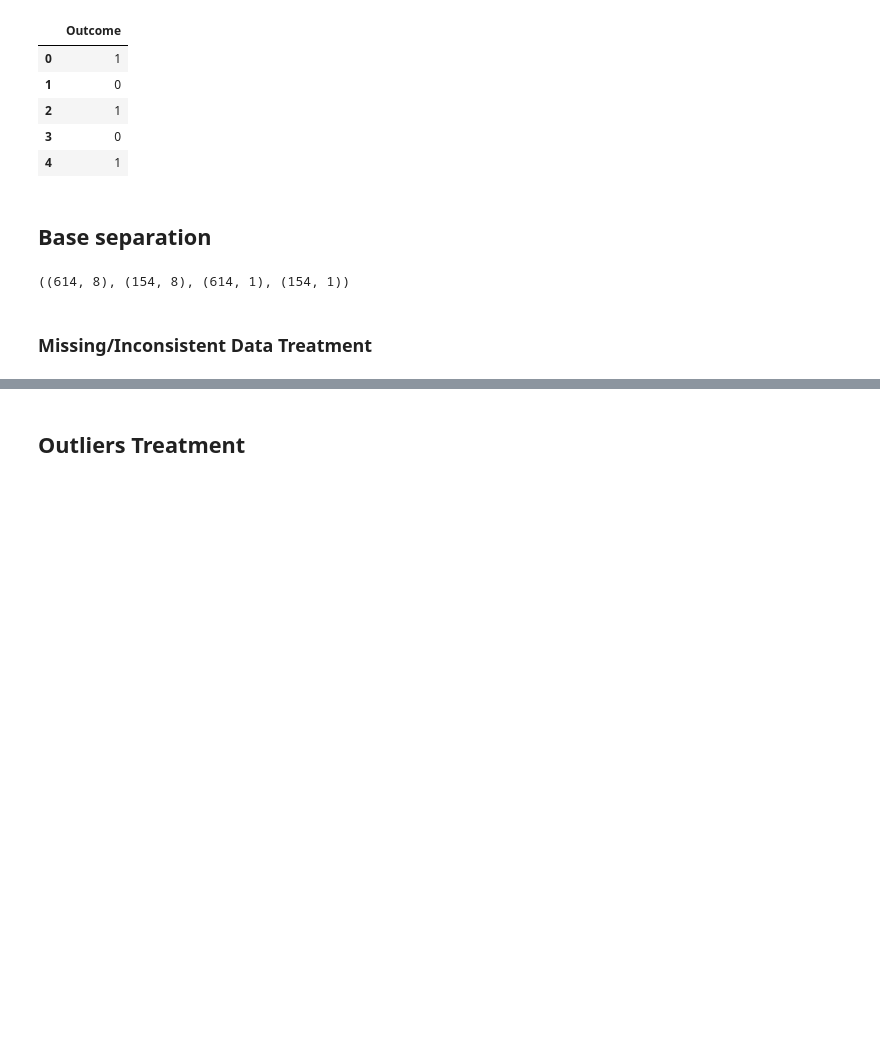
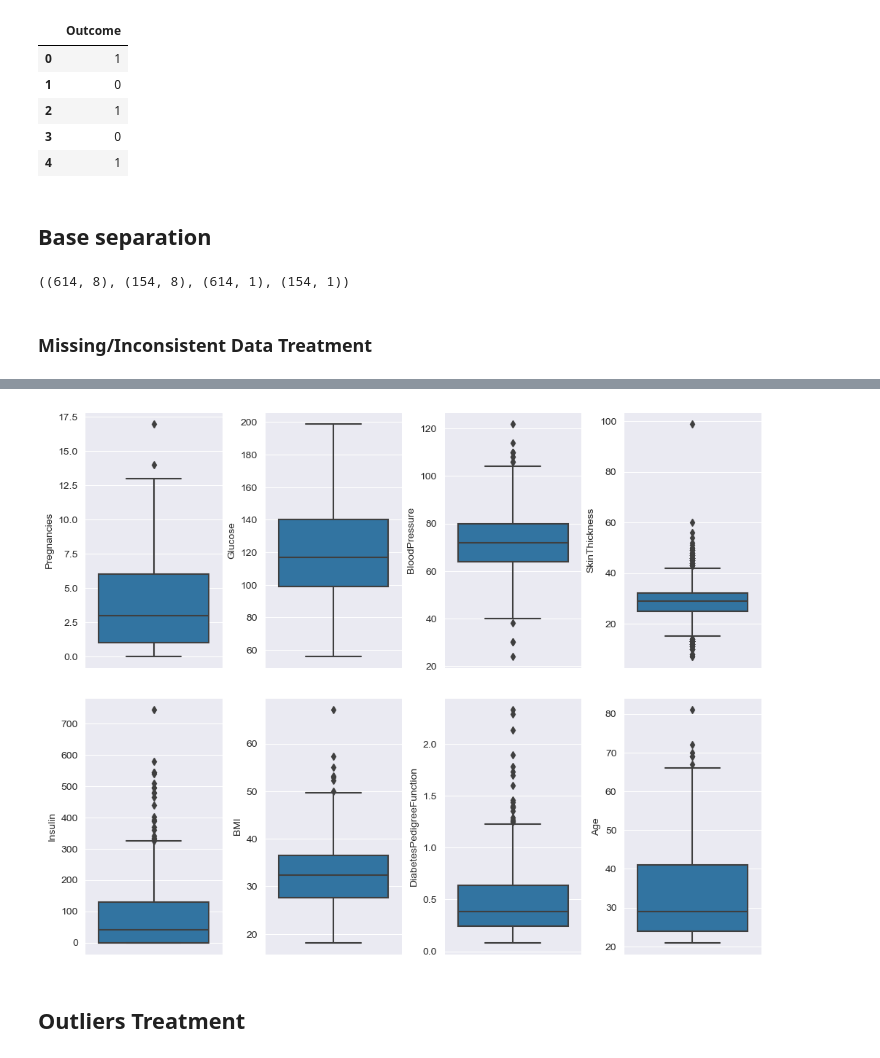
Before and after one commit to reginaldorsj/data_science_journey_course, a Jupyter notebook: Data Science in Projects/Project 3/Diabetes Prediction.ipynb, the cells around one changed output, grey strips where cells are left out. Saved outputs shown, nothing was run; the diff lists cells and outputs as text; code cells hidden in the pictures; blank space fills up the shorter version.

Commit message:
Data Science in Projects - Project 3 - Final version

```diff
--- a/Data Science in Projects/Project 3/Diabetes Prediction.ipynb
+++ b/Data Science in Projects/Project 3/Diabetes Prediction.ipynb
@@ -203,5 +201,13 @@ X_train.describe()
 | 75% | 6.000000 | 140.000000 | 80.000000 | 32.000000 | 130.000000 | 36.500000 | 0.639250 | 41.000000 |
 | max | 17.000000 | 199.000000 | 122.000000 | 99.000000 | 744.000000 | 67.100000 | 2.329000 | 81.000000 |
+# %%
+fig, graph = plt.subplots(2,4, figsize=(10,8))
+
+plt.tight_layout()
+for i,col in enumerate(numerical_cols):
+    sns.boxplot(data=X_train, y=col, ax=graph[i//4][i%4])
+# %% [output]
+[figure, added]
 # %% [markdown]
 ## Outliers Treatment
 # %%
```
Also changed, not shown: parts of 23 cells of this notebook.
